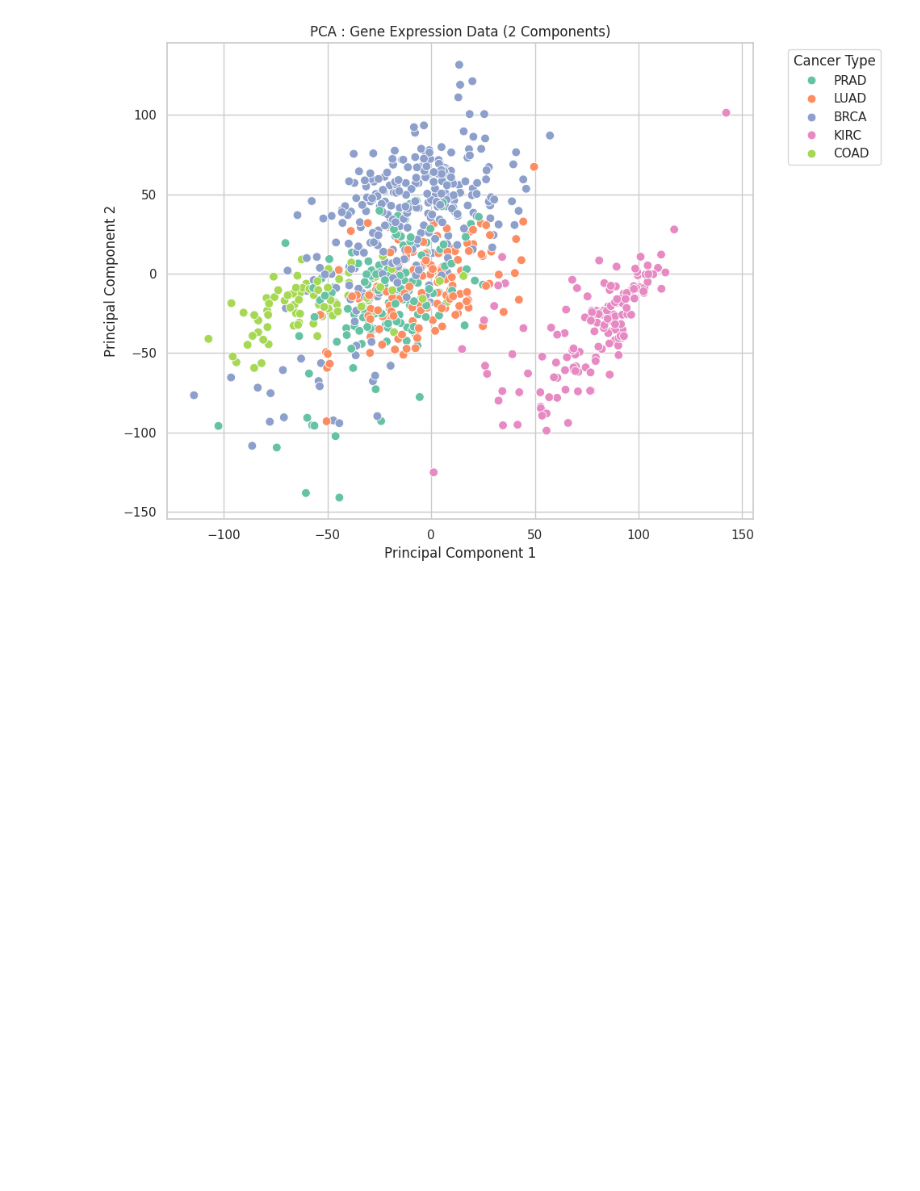
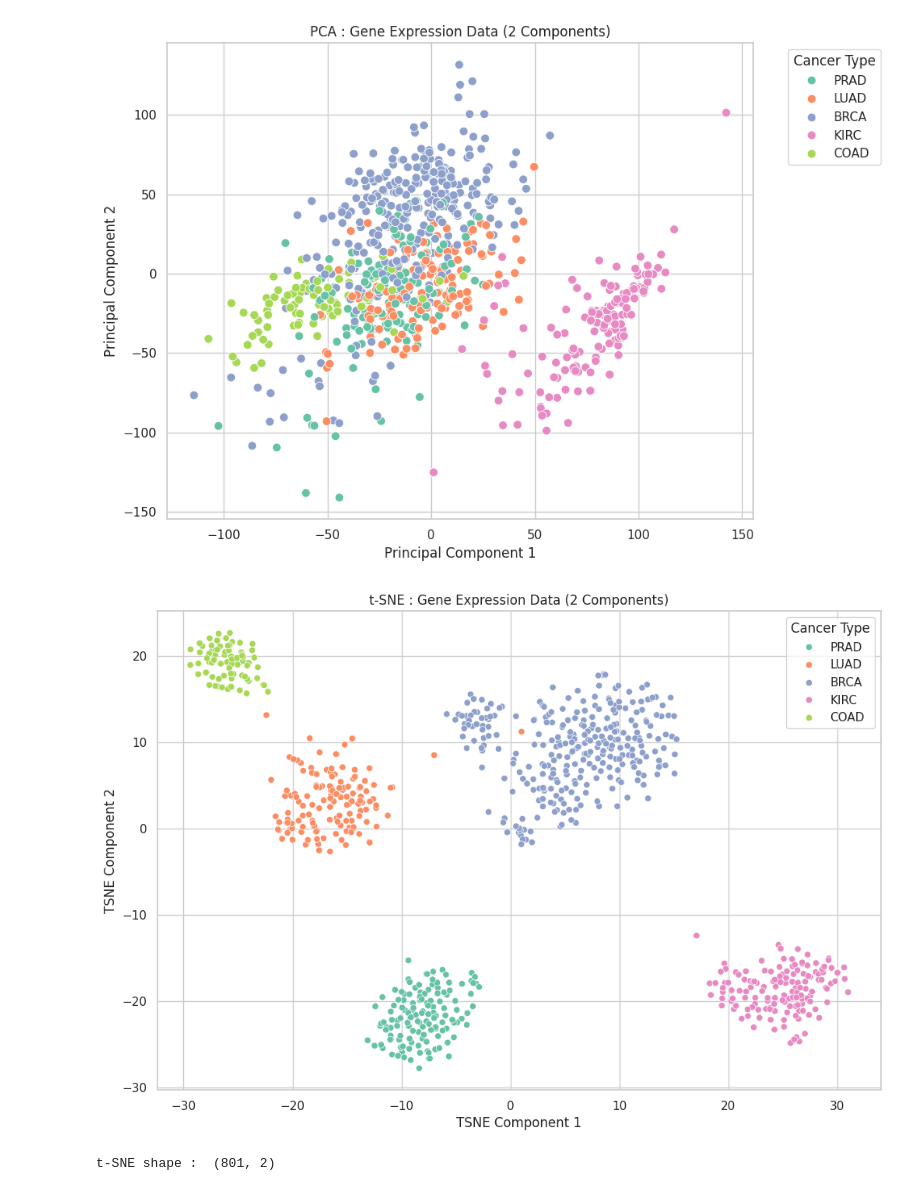
Before and after one commit to muzeyir/gene-expression-cancer-classification, a Jupyter notebook: notebooks/main.ipynb, the cells around one changed output. Cells and saved outputs as stored; diff of their text form; code cells hidden in the pictures; blank space fills up the shorter version.

Commit message:
05 - Add t-SNE visualization for cancer type clustering

```diff
--- a/notebooks/main.ipynb
+++ b/notebooks/main.ipynb
@@ -142,3 +142,21 @@ plt.tight_layout()
 plt.show()
 # %% [output]
 [figure]
+# %%
+from sklearn.manifold import TSNE
+
+tsne = TSNE(n_components = 2, perplexity = 30, max_iter = 1000, random_state = 42)
+X_tsne = tsne.fit_transform(X_scaled)
+
+df_tsne = pd.DataFrame(data=X_tsne, columns = ['TSNE Component 1', 'TSNE Component 2'])
+df_tsne['Cancer Type'] = df_label['Class']
+
+plt.figure(figsize = (12,8))
+sns.scatterplot(data = df_tsne, x = 'TSNE Component 1', y= 'TSNE Component 2', hue = 'Cancer Type', palette = 'Set2')
+plt.title('t-SNE : Gene Expression Data (2 Components)')
+plt.show()
+
+print('t-SNE shape : ', X_tsne.shape)
+# %% [output]
+[figure, added]
+t-SNE shape :  (801, 2)
```
Also changed, not shown: parts of 1 cell of this notebook.
